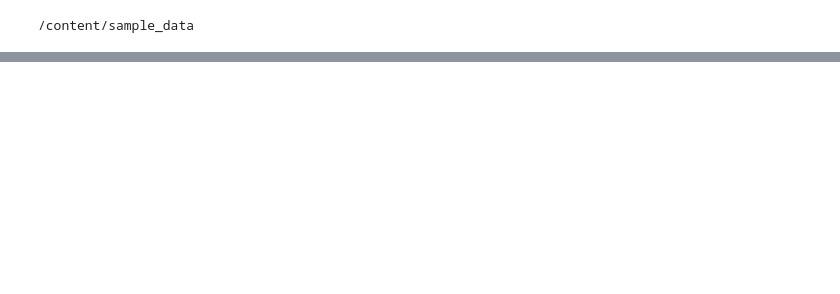
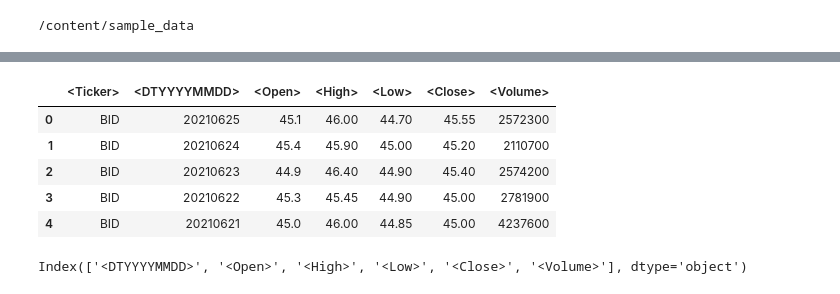
Before and after one commit to huy2212/bitcoin_price_prediction, a Jupyter notebook: data_preprocessing.ipynb, the cells around one changed output, grey strips where cells are left out. Drawn from its saved outputs; the diff is of its cells as text; code cells hidden in the pictures; blank space fills up the shorter version.

```diff
--- a/data_preprocessing.ipynb
+++ b/data_preprocessing.ipynb
@@ -14 +15,19 @@ Warning: Your Kaggle API key is readable by other users on this system! To fix t
 Downloading stock-prices-vn30-indexvietnam.zip to /content/sample_data
+# %%
+#Read the zip file that contains multiple csv file
+from zipfile import ZipFile
+
+df = pd.concat(
+    [pd.read_csv(ZipFile('/content/sample_data/stock-prices-vn30-indexvietnam.zip').open(i)) for i in ZipFile('/content/sample_data/stock-prices-vn30-indexvietnam.zip').namelist()],
+    ignore_index=True
+)
+# %%
+#See the first 5 rows of the dataset
+df.head()
+# %% [output]
+|  | <Ticker> | <DTYYYYMMDD> | <Open> | <High> | <Low> | <Close> | <Volume> |
+| 0 | BID | 20210625 | 45.1 | 46.00 | 44.70 | 45.55 | 2572300 |
+| 1 | BID | 20210624 | 45.4 | 45.90 | 45.00 | 45.20 | 2110700 |
+| 2 | BID | 20210623 | 44.9 | 46.40 | 44.90 | 45.40 | 2574200 |
+| 3 | BID | 20210622 | 45.3 | 45.45 | 44.90 | 45.00 | 2781900 |
+| 4 | BID | 20210621 | 45.0 | 46.00 | 44.85 | 45.00 | 4237600 |
@@ -14,0 +37,4 @@ Downloading stock-prices-vn30-indexvietnam.zip to /content/sample_data
+# %%
+df.columns
+# %% [output]
+Index(['<DTYYYYMMDD>', '<Open>', '<High>', '<Low>', '<Close>', '<Volume>'], dtype='object')
```
Also changed, not shown: parts of 12 cells of this notebook.
